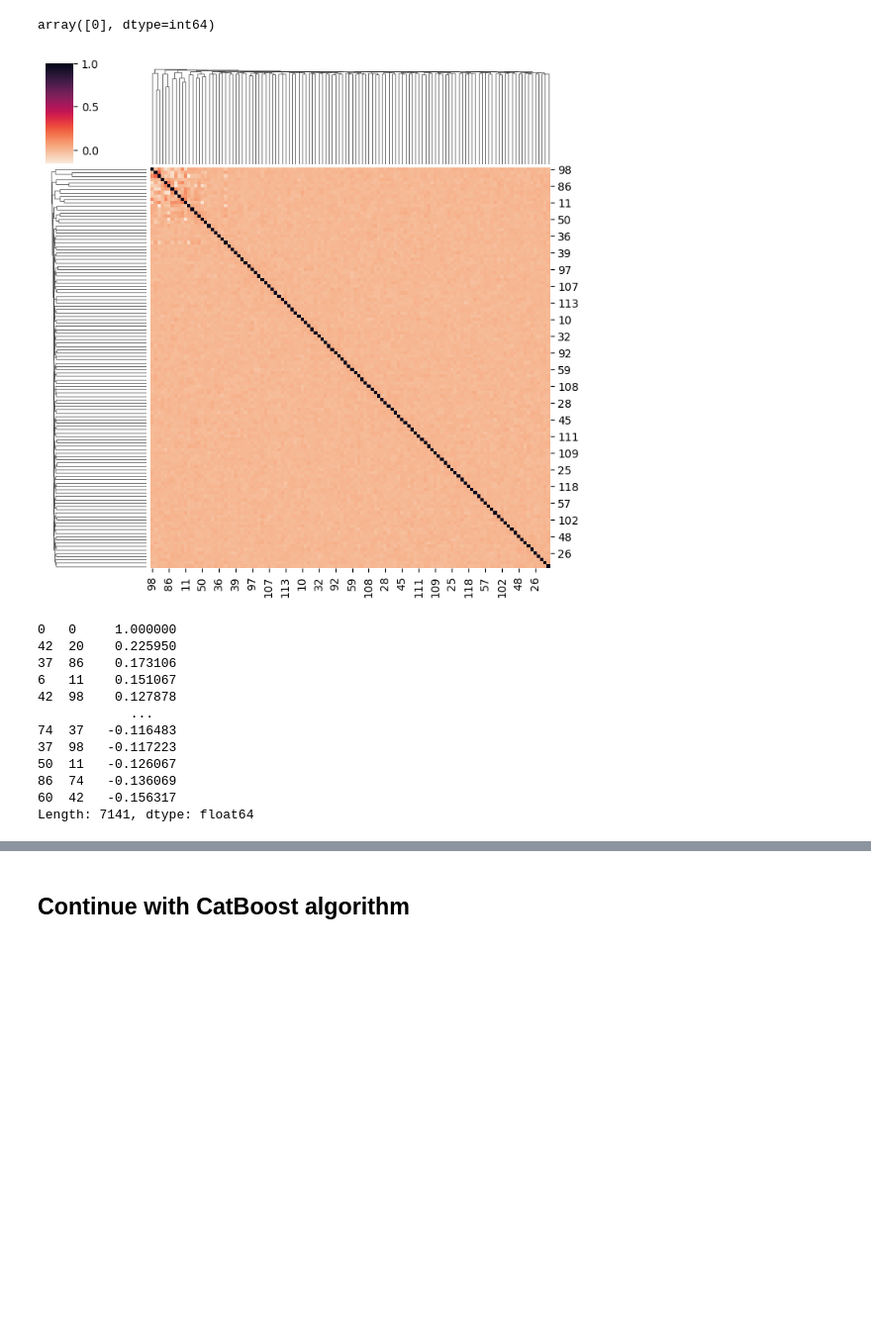
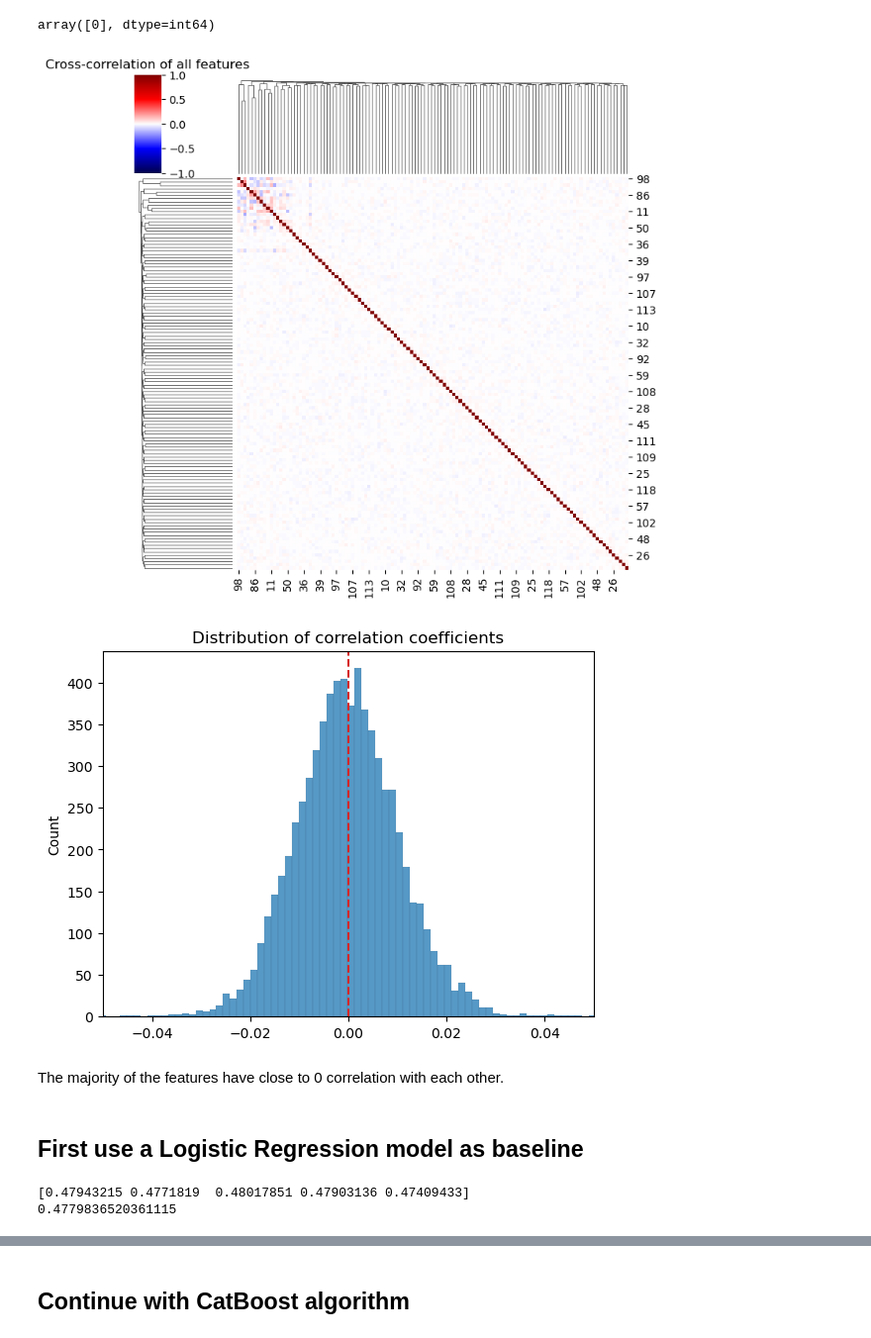
Before and after one commit to g-ammer/supervised_ML_competition, a Jupyter notebook: notebooks/supervisedml-data-challenge.ipynb, the cells around one changed output, grey strips where cells are left out. Shown at 99% size. Drawn from its saved outputs; the diff is of its cells as text; code cells hidden in the pictures; blank space fills up the shorter version.

```diff
--- a/notebooks/supervisedml-data-challenge.ipynb
+++ b/notebooks/supervisedml-data-challenge.ipynb
@@ -60,22 +61,30 @@ X_train.describe()
 X_train.isnull().sum().unique()
 # %% [output]
 array([0], dtype=int64)
-# %%
-sns_plot = sns.clustermap(X_train.corr(), cmap="rocket_r", figsize=(7,7))
-# %% [output]
-[figure, removed]
-# %%
-X_train.corr().unstack().sort_values(ascending=False).drop_duplicates()
-# %% [output]
-0   0     1.000000
-42  20    0.225950
-37  86    0.173106
-6   11    0.151067
-42  98    0.127878
-            ...
-74  37   -0.116483
-37  98   -0.117223
-50  11   -0.126067
-86  74   -0.136069
-60  42   -0.156317
-Length: 7141, dtype: float64
+# %%
+sns.clustermap(X_train.corr(), cmap = "seismic", figsize = (7,7), vmin = -1, vmax = 1)
+plt.title('Cross-correlation of all features')
+plt.show()
+# %% [output]
+[figure, added]
+# %%
+sns.histplot(X_train.corr().unstack().sort_values(ascending=False).drop_duplicates())
+plt.xlim(-0.05, 0.05)
+plt.axvline(0, color = 'C3', linestyle = '--')
+plt.title('Distribution of correlation coefficients')
+plt.show()
+# %% [output]
+[figure, added]
+# %% [markdown]
+The majority of the features have close to 0 correlation with each other.
+# %% [markdown]
+## First use a Logistic Regression model as baseline
+# %%
+log_reg = LogisticRegression(random_state=23, solver='liblinear')
+
+cv_log_reg = cross_val_score(log_reg, X_train, y_train, cv = 5, scoring='f1_macro')
+print(cv_log_reg)
+print(np.mean(cv_log_reg))
+# %% [output]
+[0.47943215 0.4771819  0.48017851 0.47903136 0.47409433]
+0.4779836520361115
```
Also changed, not shown: parts of 31 cells of this notebook, 18 other files.
